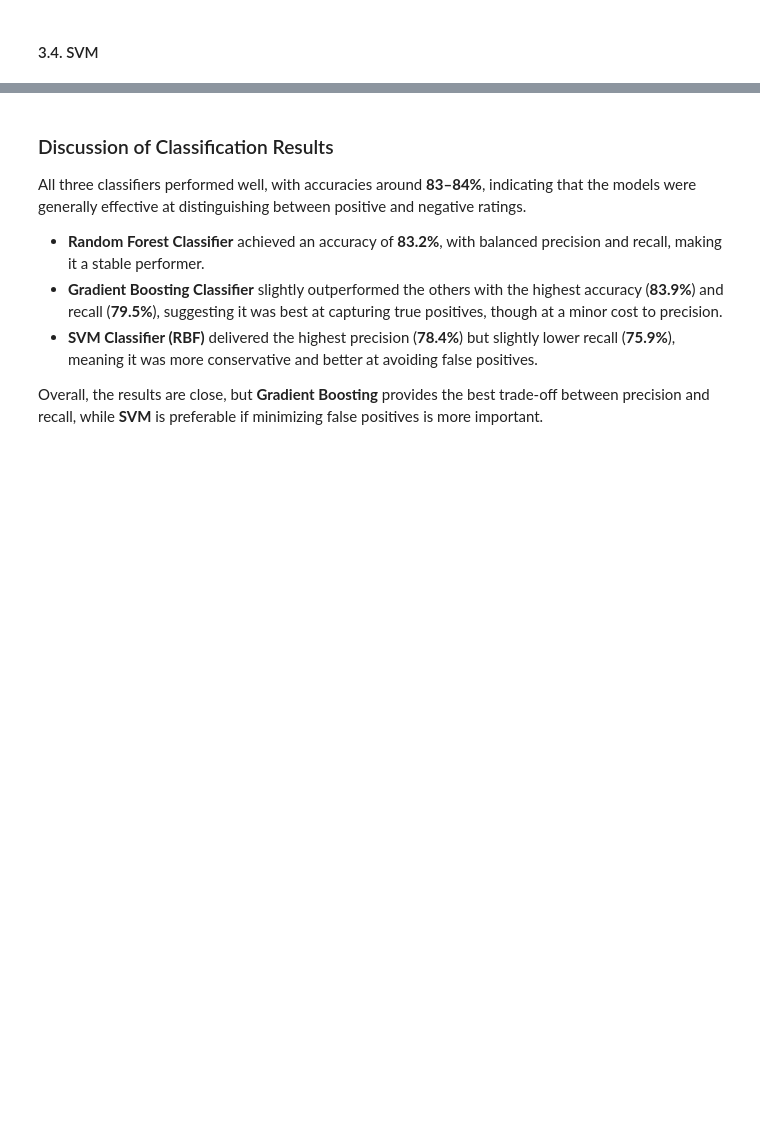
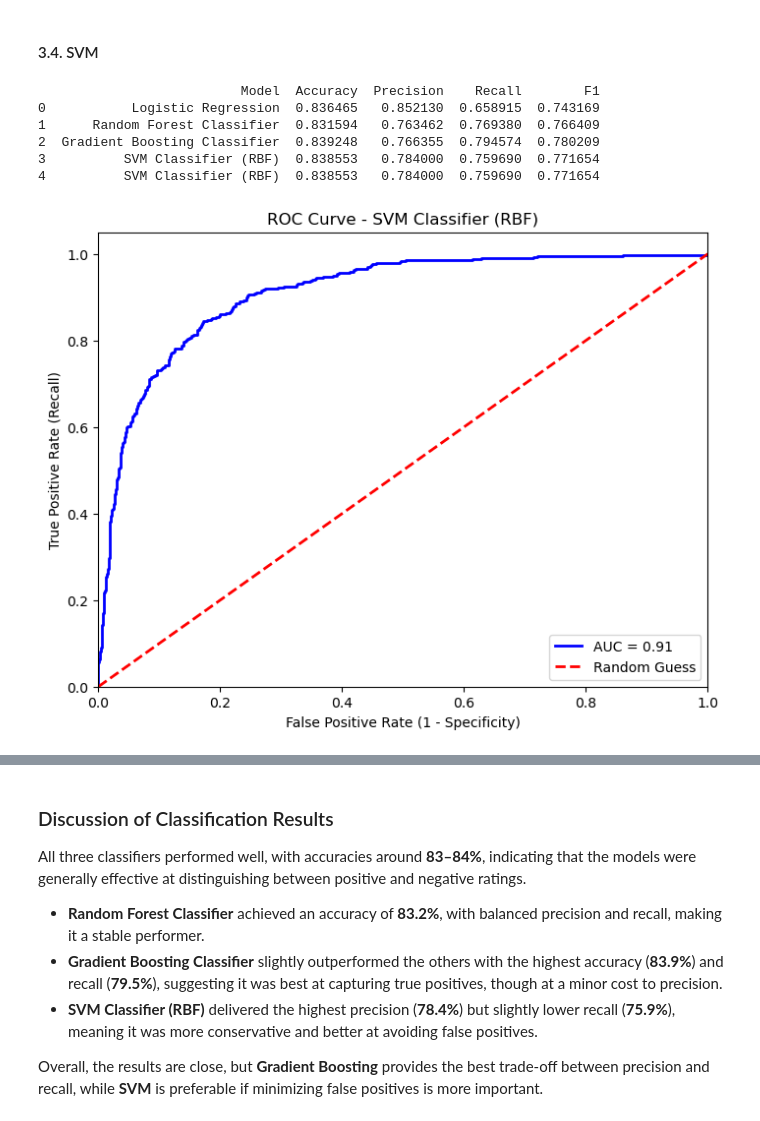
Before and after one commit to nigelcheong/predictive-modelling-and-deployment-assignment, a Jupyter notebook: notebooks/Assignment1_PartB.ipynb, the cells around one changed output, grey strips where cells are left out. Saved outputs shown, nothing was run; the diff lists cells and outputs as text; code cells hidden in the pictures; blank space fills up the shorter version.

```diff
--- a/notebooks/Assignment1_PartB.ipynb
+++ b/notebooks/Assignment1_PartB.ipynb
@@ -533,7 +648,7 @@ with open("../models/gb_clf_model.pkl", "wb") as f:
 #### 3.4. SVM
 # %%
 # Train SVM Classifier with RBF kernel
-svc = SVC(kernel='rbf', C=100, gamma=0.1, random_state=42)
+svc = SVC(kernel='rbf', C=100, gamma=0.1, probability=True, random_state=42)
 svc.fit(X_train_clf_scaled, y_train_clf)
 
 # Predictions
@@ -559,6 +674,32 @@ results = pd.concat([
 
 # Show results
 print(results)
+# %% [output]
+                          Model  Accuracy  Precision    Recall        F1
+0           Logistic Regression  0.836465   0.852130  0.658915  0.743169
+1      Random Forest Classifier  0.831594   0.763462  0.769380  0.766409
+2  Gradient Boosting Classifier  0.839248   0.766355  0.794574  0.780209
+3          SVM Classifier (RBF)  0.838553   0.784000  0.759690  0.771654
+4          SVM Classifier (RBF)  0.838553   0.784000  0.759690  0.771654
+# %%
+# ROC Curve
+y_probs_svc = svc.predict_proba(X_test_clf_scaled)[:, 1]   # Probabilities for positive class
+fpr, tpr, thresholds = roc_curve(y_test_clf, y_probs_svc)
+roc_auc = auc(fpr, tpr)
+
+plt.figure(figsize=(8,6))
+plt.plot(fpr, tpr, color='blue', lw=2, label=f'AUC = {roc_auc:.2f}')
+plt.plot([0, 1], [0, 1], color='red', lw=2, linestyle='--', label='Random Guess')
+plt.xlim([0.0, 1.0])
+plt.ylim([0.0, 1.05])
+plt.xlabel('False Positive Rate (1 - Specificity)')
+plt.ylabel('True Positive Rate (Recall)')
+plt.title('ROC Curve - SVM Classifier (RBF)')
+plt.legend(loc="lower right")
+plt.savefig("../visualisations/roc_curve_svm_rbf.png", dpi=300, bbox_inches="tight")
+plt.show()
+# %% [output]
+[figure, added]
 # %%
 with open("../models/svc_model.pkl", "wb") as f:
     pickle.dump(svc, f)
```
Also changed, not shown: parts of 25 cells of this notebook, 1 other file.
